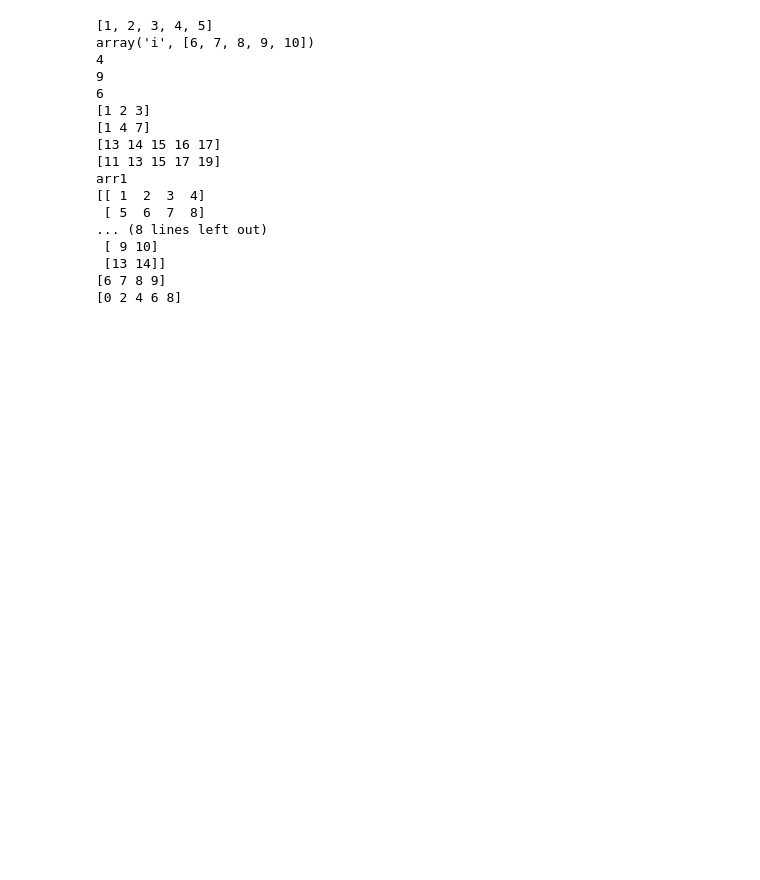
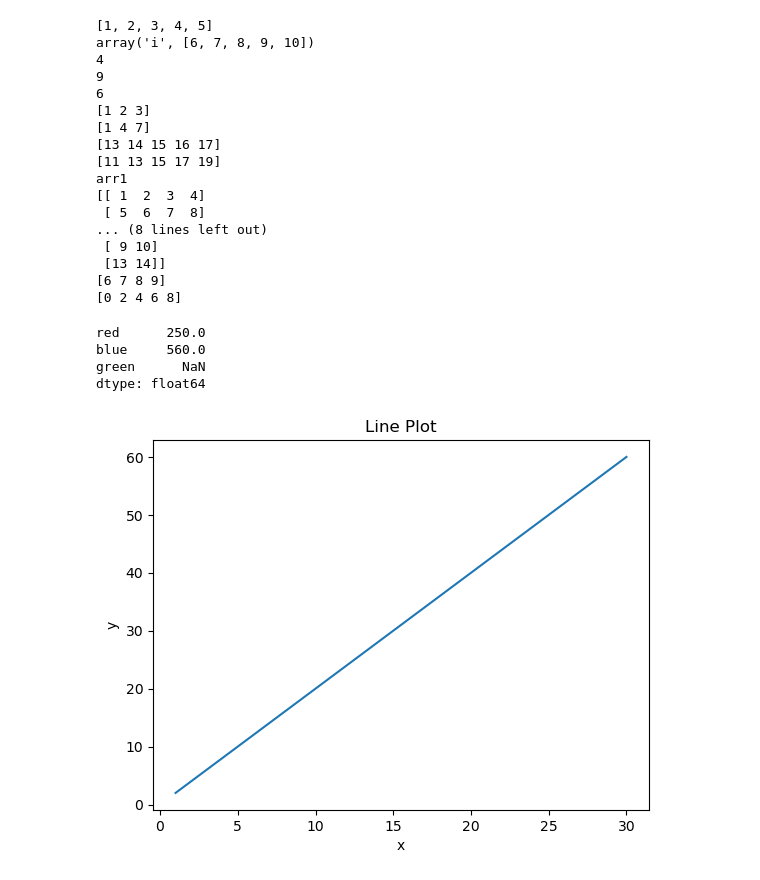
Before and after one commit to MartinezRich/mireilla_project, a Jupyter notebook: week3_2.ipynb, the cells around one changed output. Cells and saved outputs as stored; diff of their text form; code cells hidden in the pictures; blank space fills up the shorter version.

```diff
--- a/week3_2.ipynb
+++ b/week3_2.ipynb
@@ -275,3 +275,34 @@ arr1
  [13 14]]
 [6 7 8 9]
 [0 2 4 6 8]
+# %%
+import pandas as pd
+
+mydict = {'red': 250, 'blue': 560}
+colors = ['red', 'blue', 'green']
+myseries = pd.Series(mydict, index=colors)
+myseries
+# %% [output]
+red      250.0
+blue     560.0
+green      NaN
+dtype: float64
+# %%
+import matplotlib.pyplot as plt
+
+
+x = []
+for i in range(1, 31):
+    x.append(i)
+
+y = []
+for i in x:
+    y.append(2 * i)
+
+plt.plot(x, y)
+plt.xlabel('x')
+plt.ylabel('y')
+plt.title('Line Plot')
+plt.show()
+# %% [output]
+[figure, added]
```
Also changed, not shown: parts of 6 cells of this notebook.
